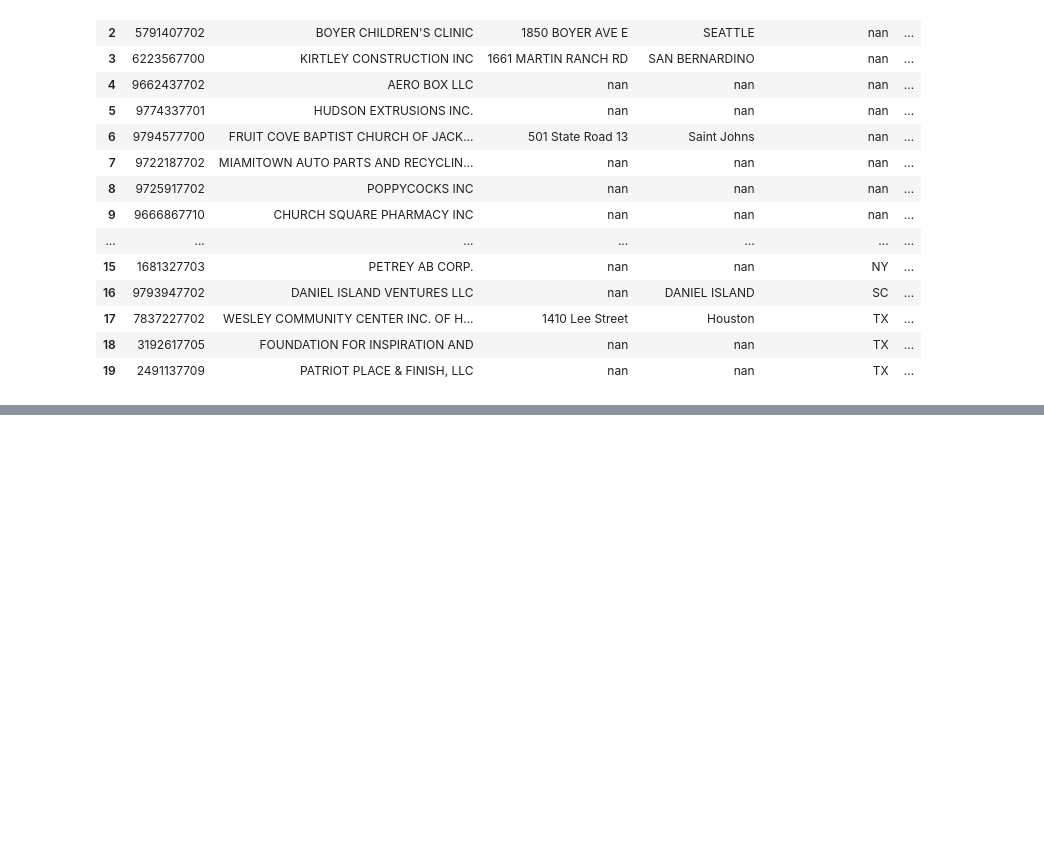
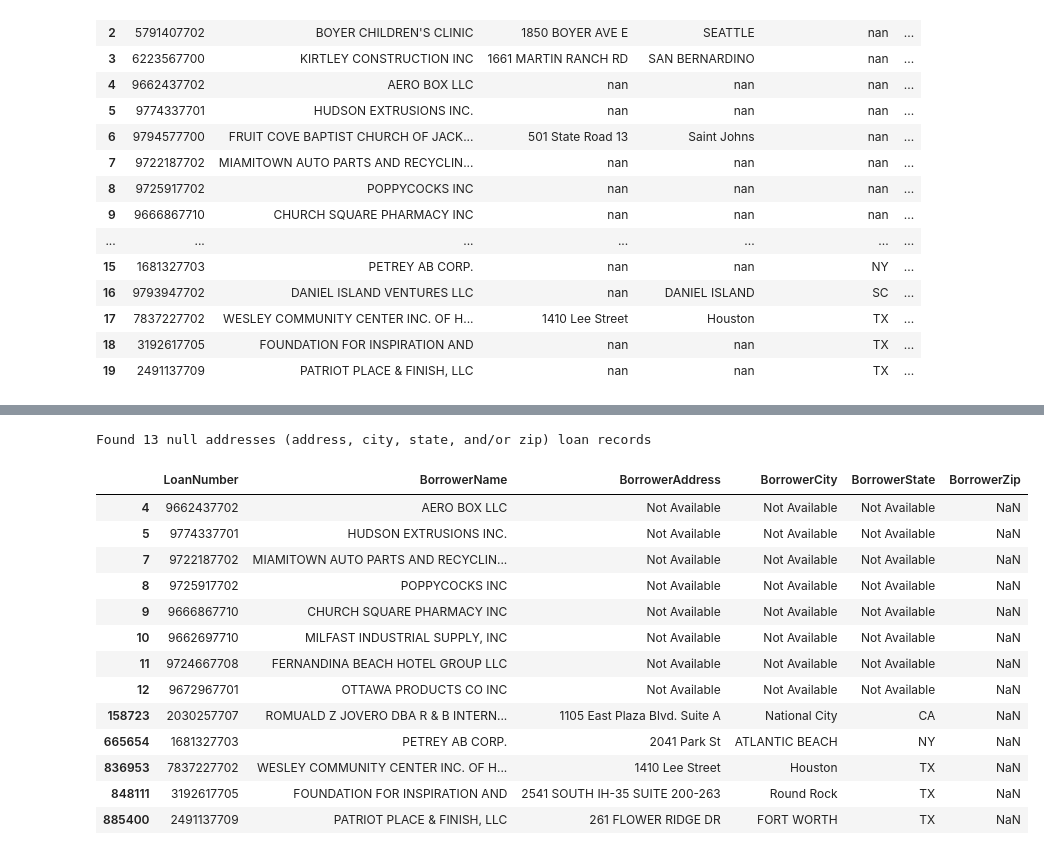
Before and after one commit to cspence001/mapdata_finalization_notebooks, a Jupyter notebook: main_label_pipe24.ipynb, the cells around one changed output, grey strips where cells are left out. Cells and saved outputs as stored; diff of their text form; code cells hidden in the pictures; blank space fills up the shorter version.

Commit message:
address file update

```diff
--- a/main_label_pipe24.ipynb
+++ b/main_label_pipe24.ipynb
@@ -287,22 +200,0 @@ HTML report saved to: ../data/null/reports/df09302024_address_updates_report.htm
-# %%
-pd.reset_option('all', silent=True)
-# %%
-# Define address columns to update
-address_cols = ['BorrowerAddress', 'BorrowerCity', 'BorrowerState', 'BorrowerZip']
-
-# Create a mask for rows with null addresses in 2024
-null_mask = ppp_df_24[address_cols].isnull().any(axis=1)
-
-# Merge on LoanNumber+BorrowerName without creating a key column
-merged = ppp_df_24[null_mask].merge(
-    ppp_df_23_address[['LoanNumber', 'BorrowerName'] + address_cols],
-    on=['LoanNumber', 'BorrowerName'],
-    how='left',
-    suffixes=('', '_2023')
-)
-
-# Update null values in 2024 from 2023
-for col in address_cols:
-    ppp_df_24.loc[null_mask, col] = ppp_df_24.loc[null_mask, col].fillna(
-        merged[f'{col}_2023']
-    )
@@ -308,0 +203,17 @@ for col in address_cols:
+# %%
+# Clean &AMP; in both DataFrames before processing
+# Create a report of affected names before cleaning
+amp_report = ppp_df_24[ppp_df_24['BorrowerName'].str.contains('&AMP;', na=False)][['LoanNumber', 'BorrowerName']].copy()
+amp_report['CleanedName'] = amp_report['BorrowerName'].str.replace('&AMP;', '&')
+
+# Clean both DataFrames
+ppp_df_24['BorrowerName'] = ppp_df_24['BorrowerName'].str.replace('&AMP;', '&')
+ppp_df_23_address['BorrowerName'] = ppp_df_23_address['BorrowerName'].str.replace('&AMP;', '&')
+
+ppp_df_24.loc[ppp_df_24["LoanNumber"] == 9712177706, 'BorrowerName'] = "COMPLETE WELDING & FABRICATION INC"
+
+# Save AMP cleaning report
+amp_report.to_html('../data/null/reports/df20240930_amp_cleaning_report.html', index=False)
+
+cleanamp_check = ppp_df_24[ppp_df_24['BorrowerName'].astype(str).str.contains("&AMP;")]
+cleanamp_check.head()
@@ -308,0 +341,21 @@ for col in address_cols:
+# %%
+null_address_df_check = ppp_df_24.loc[ppp_df_24[cols[2:]].isnull().any(axis=1), cols]
+print(f"Found {len(null_address_df_check)} null addresses (address, city, state, and/or zip) loan records")
+display(null_address_df_check)
+#Note: BorrowerZip kept as NaN since it is an integer type
+# %% [output]
+Found 13 null addresses (address, city, state, and/or zip) loan records
+|  | LoanNumber | BorrowerName | BorrowerAddress | BorrowerCity | BorrowerState | BorrowerZip |
+| 4 | 9662437702 | AERO BOX LLC | Not Available | Not Available | Not Available | NaN |
+| 5 | 9774337701 | HUDSON EXTRUSIONS INC. | Not Available | Not Available | Not Available | NaN |
+| 7 | 9722187702 | MIAMITOWN AUTO PARTS AND RECYCLIN... | Not Available | Not Available | Not Available | NaN |
+| 8 | 9725917702 | POPPYCOCKS INC | Not Available | Not Available | Not Available | NaN |
+| 9 | 9666867710 | CHURCH SQUARE PHARMACY INC | Not Available | Not Available | Not Available | NaN |
+| 10 | 9662697710 | MILFAST INDUSTRIAL SUPPLY, INC | Not Available | Not Available | Not Available | NaN |
+| 11 | 9724667708 | FERNANDINA BEACH HOTEL GROUP LLC | Not Available | Not Available | Not Available | NaN |
+| 12 | 9672967701 | OTTAWA PRODUCTS CO INC | Not Available | Not Available | Not Available | NaN |
+| 158723 | 2030257707 | ROMUALD Z JOVERO DBA R & B INTERN... | 1105 East Plaza Blvd. Suite A | National City | CA | NaN |
+| 665654 | 1681327703 | PETREY AB CORP. | 2041 Park St | ATLANTIC BEACH | NY | NaN |
+| 836953 | 7837227702 | WESLEY COMMUNITY CENTER INC. OF H... | 1410 Lee Street | Houston | TX | NaN |
+| 848111 | 3192617705 | FOUNDATION FOR INSPIRATION AND | 2541 SOUTH IH-35 SUITE 200-263 | Round Rock | TX | NaN |
+| 885400 | 2491137709 | PATRIOT PLACE & FINISH, LLC | 261 FLOWER RIDGE DR | FORT WORTH | TX | NaN |
```
Also changed, not shown: parts of 16 cells of this notebook.
